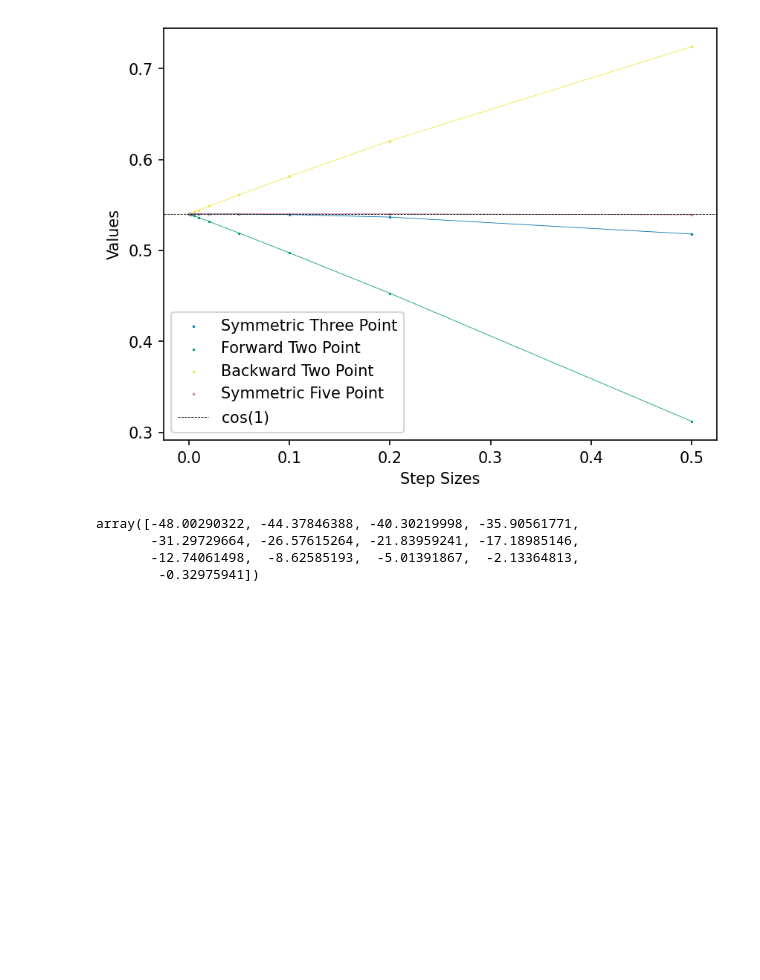
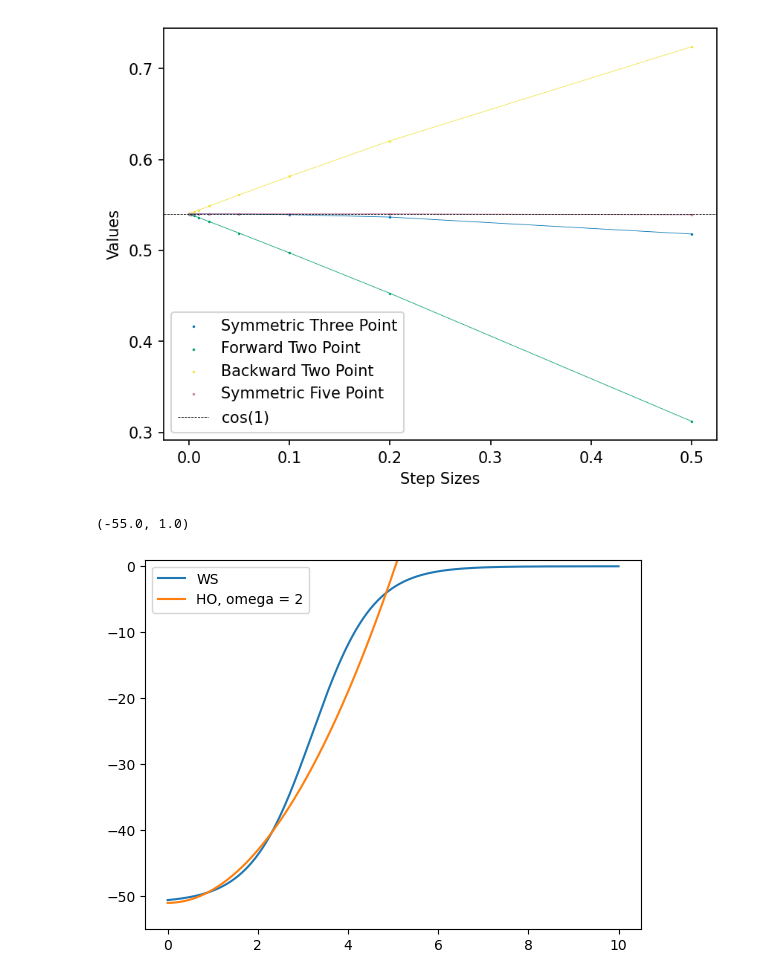
Before and after one commit to orionlee3/RandomNumMethods, a Jupyter notebook: Quantum1NumMethods.ipynb, the cells around one changed output. Drawn from its saved outputs; the diff is of its cells as text; code cells hidden in the pictures; blank space fills up the shorter version.

```diff
--- a/Quantum1NumMethods.ipynb
+++ b/Quantum1NumMethods.ipynb
@@ -126,51 +122,14 @@ plt.ylabel("Values")
 plt.show()
 # %% [output]
 [figure]
-# %%
-# Constants
-l = 0
-r_min = 0.0001  # fm
-r_max = 10  # fm
-N = 1000
-r0 = 1.27  # fm
-A = 16  # Atomic mass
-a = 0.67  # fm
-R = r0 * A ** (1 / 3)  # fm
-V0 = 51  # MeV
-
-
-# Define grid
-step_size = (r_max - r_min) / (N - 1)
-r_vect = np.linspace(r_min, r_max, N)
-
-# Define Woods-Saxon potential
-Vf = -V0 / (1 + np.exp((r_vect - R) / a))
-
-# Define angular momentum term
-ell_term = l * (l + 1) / r_vect**2
-
-
-# Define Hamiltonian matrix
-ham_mat = (-2 * np.eye(N) + np.eye(N, k=1) + np.eye(N, k=-1)) / (2 * (step_size**2))
-H = -ham_mat + np.diag(ell_term) + np.diag(Vf)
-
-# Solve eigenvalue problem
-eigenvalues, eigenvectors = np.linalg.eigh(H)
-# %%
-# Convert energies to MeV
-eigenvalues_mev = eigenvalues
-bound_indices = eigenvalues_mev < 0
-bound_energies = eigenvalues_mev[bound_indices]
-bound_wavefunctions = eigenvectors[:, bound_indices]
-
-# normalization
-for i in range(bound_wavefunctions.shape[1]):
-    norm = np.sqrt(np.sum(bound_wavefunctions[:, i] ** 2) * step_size)
-    bound_wavefunctions[:, i] /= norm
-
-bound_energies
-# %% [output]
-array([-48.00290322, -44.37846388, -40.30219998, -35.90561771,
-       -31.29729664, -26.57615264, -21.83959241, -17.18985146,
-       -12.74061498,  -8.62585193,  -5.01391867,  -2.13364813,
-        -0.32975941])
+# %%
+plt.plot(r_vect, Vf, label="WS")
+omega = 2
+HO = (1 / 2) * (omega**2) * (r_vect) ** 2 - V0
+
+plt.plot(r_vect, HO, label=f"HO, omega = {omega}")
+plt.legend()
+plt.ylim(-55, 1)
+# %% [output]
+(-55.0, 1.0)
+[figure, added]
```
Also changed, not shown: parts of 9 cells of this notebook.
